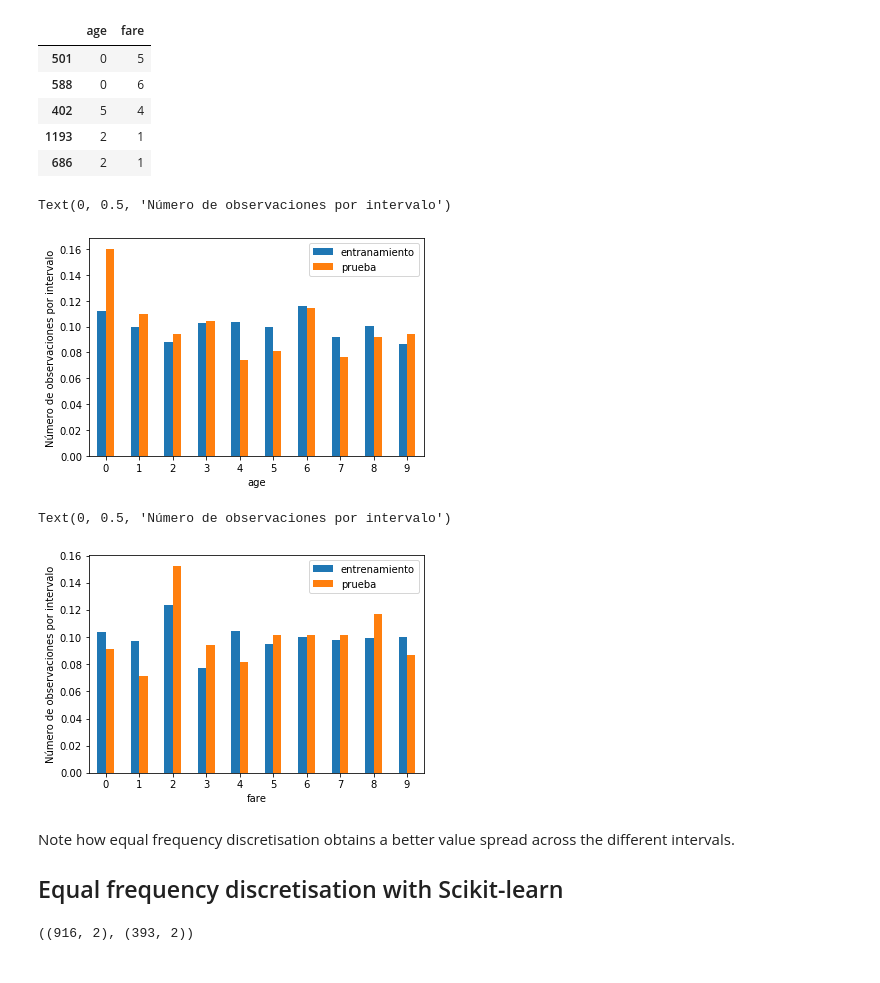
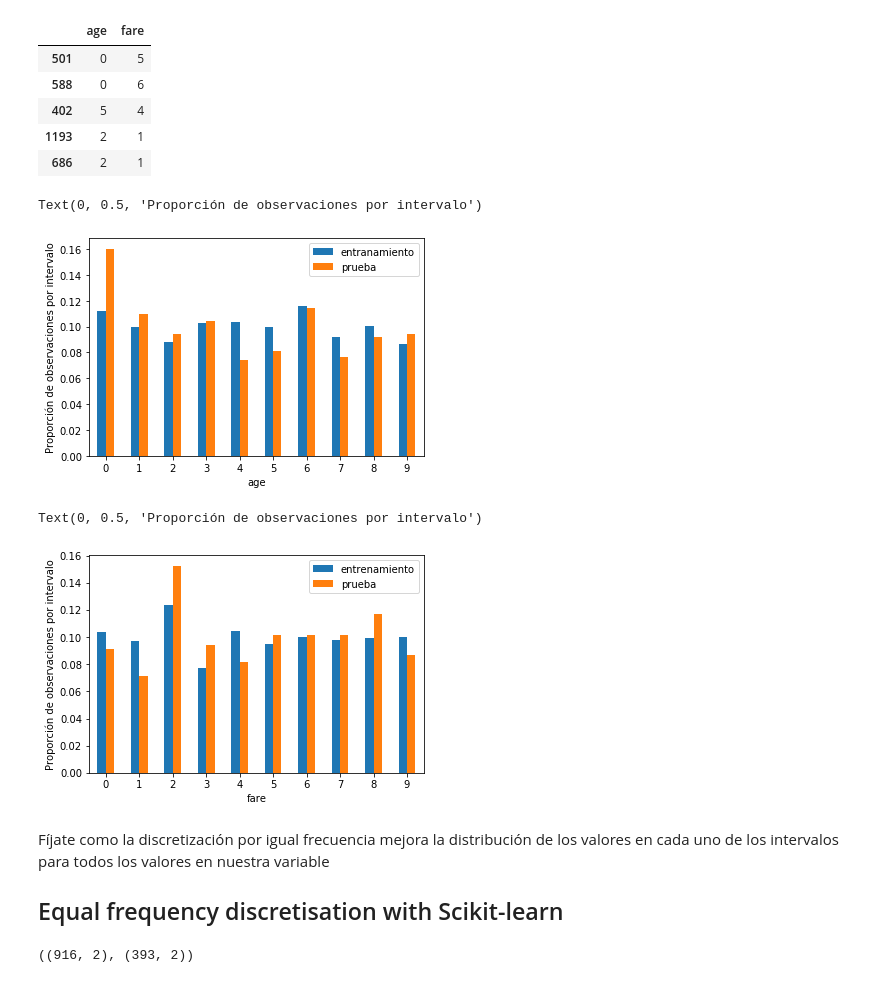
Before and after one commit to solegalli/ingenieria-de-variables, a Jupyter notebook: Section-08-Discretizacion/08.02-Discretizacion-Igual-Frecuencia.ipynb, the cells around one changed output. Drawn from its saved outputs; the diff is of its cells as text; code cells hidden in the pictures.

```diff
--- a/Section-08-Discretizacion/08.02-Discretizacion-Igual-Frecuencia.ipynb
+++ b/Section-08-Discretizacion/08.02-Discretizacion-Igual-Frecuencia.ipynb
@@ -301,17 +301,17 @@ train_t.head()
 # %%
 # y ahora exploramos el número de observaciones por intervalos
 
 t1 = train_t.groupby(['age'])['age'].count() / len(train_t)
 t2 = test_t.groupby(['age'])['age'].count() / len(test_t)
 
 tmp = pd.concat([t1, t2], axis=1)
 tmp.columns = ['entranamiento', 'prueba']
 tmp.plot.bar()
 plt.xticks(rotation=0)
-plt.ylabel('Número de observaciones por intervalo')
+plt.ylabel('Proporción de observaciones por intervalo')
 # %% [output]
-Text(0, 0.5, 'Número de observaciones por intervalo')
+Text(0, 0.5, 'Proporción de observaciones por intervalo')
-[figure, old version]
+[figure, new version]
 # %%
 t1 = train_t.groupby(['fare'])['fare'].count() / len(train_t)
 t2 = test_t.groupby(['fare'])['fare'].count() / len(test_t)
@@ -320,14 +320,14 @@ tmp = pd.concat([t1, t2], axis=1)
 tmp.columns = ['entrenamiento', 'prueba']
 tmp.plot.bar()
 plt.xticks(rotation=0)
-plt.ylabel('Número de observaciones por intervalo')
+plt.ylabel('Proporción de observaciones por intervalo')
 # %% [output]
-Text(0, 0.5, 'Número de observaciones por intervalo')
+Text(0, 0.5, 'Proporción de observaciones por intervalo')
-[figure, old version]
+[figure, new version]
-# %% [markdown]
-Note how equal frequency discretisation obtains a better value spread across the different intervals.
-
-## Equal frequency discretisation with Scikit-learn
+# %% [markdown]
+Fíjate como la discretización por igual frecuencia mejora la distribución de los valores en cada uno de los intervalos para todos los valores en nuestra variable
+
+## Equal frequency discretisation with Scikit-learn
 # %%
 # separemos datos en sets de entrenamiento y prueba
 
```
Also changed, not shown: parts of 4 cells of this notebook, 8 other files.
